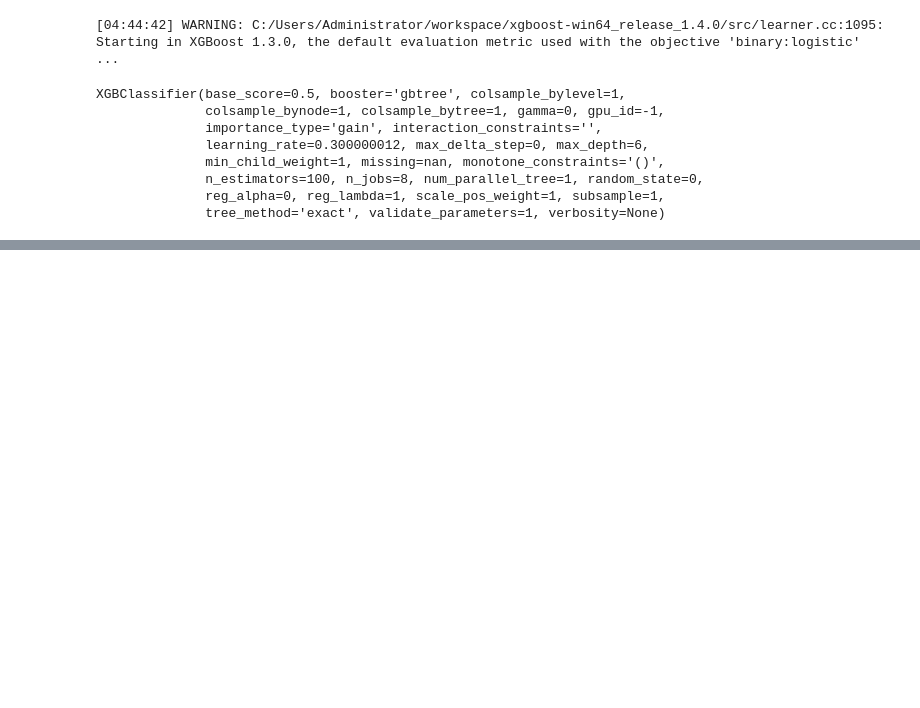
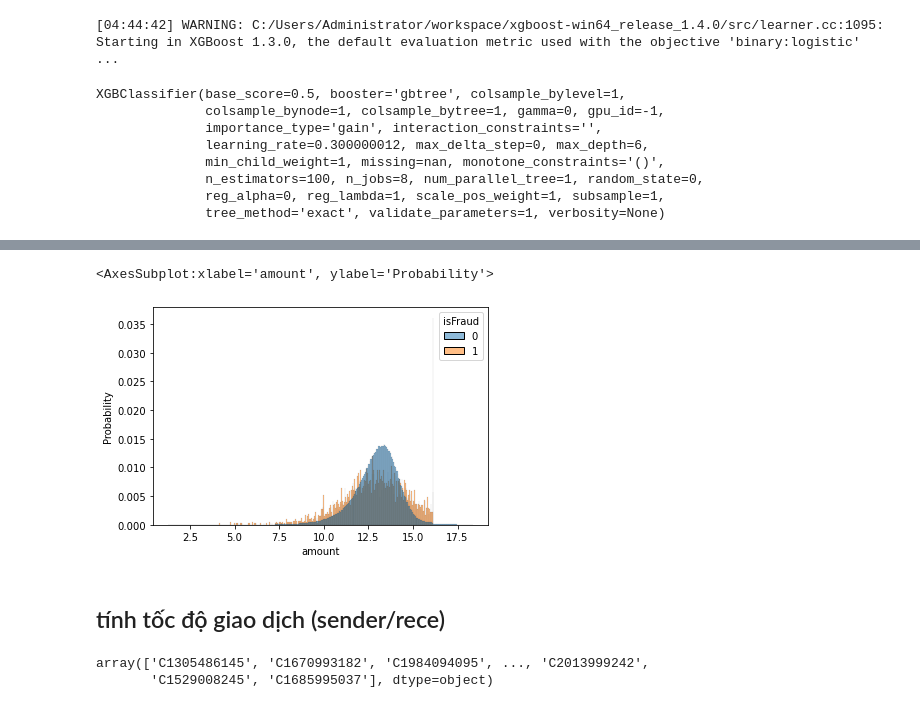
Before and after one commit to honghanhh/mci_python_36a1_l2, a Jupyter notebook: Lectures/lecture_10/Trang-lellcture_10_inclass_p36a10l2-Copy1.ipynb, the cells around one changed output, grey strips where cells are left out. Cells and saved outputs as stored; diff of their text form; code cells hidden in the pictures; blank space fills up the shorter version.

```diff
--- a/Lectures/lecture_10/Trang-lellcture_10_inclass_p36a10l2-Copy1.ipynb
+++ b/Lectures/lecture_10/Trang-lellcture_10_inclass_p36a10l2-Copy1.ipynb
@@ -516,0 +521,7 @@ display(
+# %%
+url = '/Users/trang/Documents/python/Python_2/PS_log.csv.zip'
+paysin = pd.read_csv(url, compression = 'zip')
+display(
+    paysin.info(),
+    paysin.head(10)
+)
@@ -516,0 +600,3 @@ display(
+# %%
+paysin_transfer = paysin[paysin['type'].eq('TRANSFER')]
+paysin_transfer
@@ -516,0 +634,20 @@ display(
+# %%
+sns.histplot(
+    data = paysin_transfer,
+    x = np.log1p(paysin_transfer['amount']),
+    hue = 'isFraud',
+    stat = 'probability',
+    common_norm = False
+)
+# %% [output]
+<AxesSubplot:xlabel='amount', ylabel='Probability'>
+[figure, added]
+# %% [markdown]
+## tính tốc độ giao dịch (sender/rece)
+# %%
+# lấy unique các name
+name_orig = paysin_transfer['nameOrig'].unique()
+name_orig
+# %% [output]
+array(['C1305486145', 'C1670993182', 'C1984094095', ..., 'C2013999242',
+       'C1529008245', 'C1685995037'], dtype=object)
```
Also changed, not shown: parts of 15 cells of this notebook.
